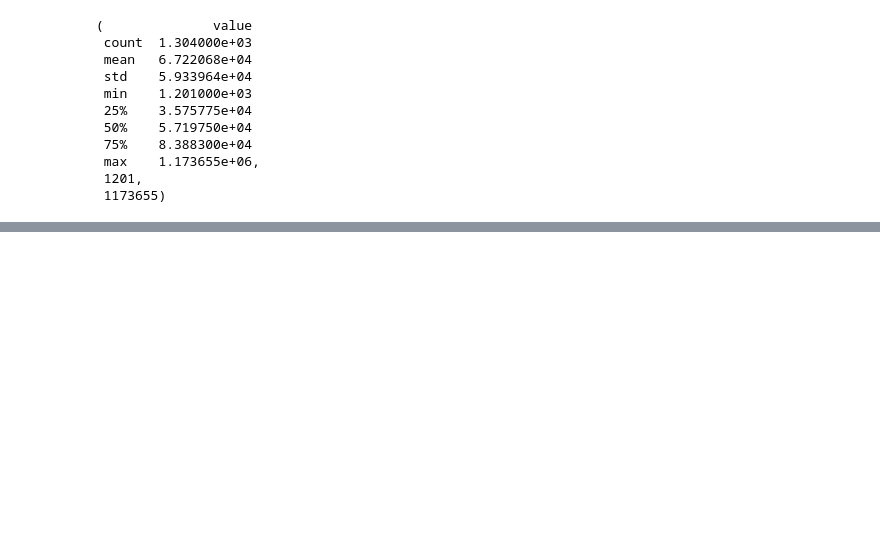
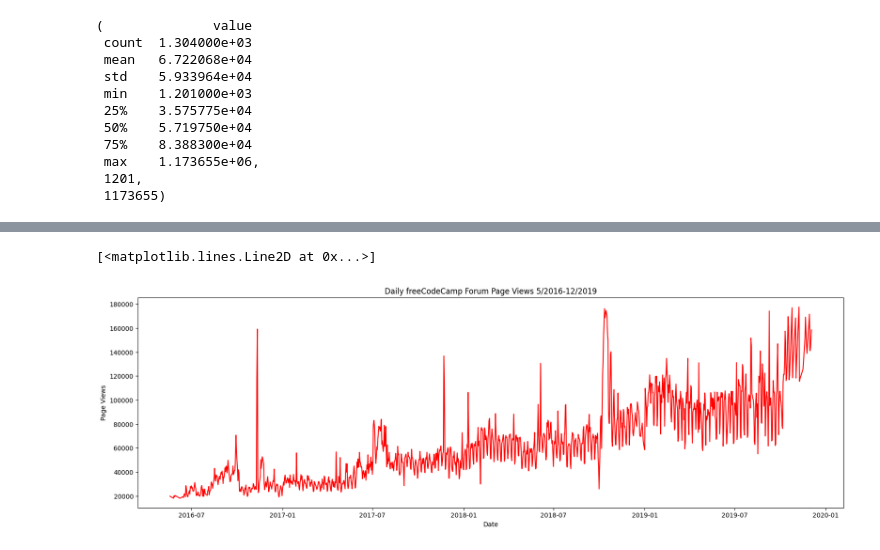
Before and after one commit to jmonti-gh/DataAnalysis_Py, a Jupyter notebook: p4_PageViewTimeSeriesVis/time_serie_visualizer_v0.ipynb, the cells around one changed output, grey strips where cells are left out. Cells and saved outputs as stored; diff of their text form; code cells hidden in the pictures; blank space fills up the shorter version.

```diff
--- a/p4_PageViewTimeSeriesVis/time_serie_visualizer_v0.ipynb
+++ b/p4_PageViewTimeSeriesVis/time_serie_visualizer_v0.ipynb
@@ -30,0 +12,5 @@ df
+# %%
+# ONE Sentence -> import data + set date col as index + mk index a datetime type
+df1 = pd.read_csv('fcc-forum-pageviews.csv', index_col='date', parse_dates=True)
+display(df1)
+df1.index
@@ -72,0 +135,4 @@ ValueError: Buffer has wrong number of dimensions (expected 1, got 3)
+# %%
+df = df1.loc[(df1['value'] > df1['value'].quantile(0.025)) &
+             (df1['value'] < df1['value'].quantile(0.975))]
+df
@@ -72,0 +197,9 @@ ValueError: Buffer has wrong number of dimensions (expected 1, got 3)
+# %%
+fig, ax = plt.subplots(figsize= (20, 6))
+ax.set_title('Daily freeCodeCamp Forum Page Views 5/2016-12/2019')
+ax.set_xlabel('Date')
+ax.set_ylabel('Page Views')
+ax.plot(df, color='red')
+# %% [output]
+[<matplotlib.lines.Line2D at 0x...>]
+[figure, added]
```
Also changed, not shown: parts of 12 cells of this notebook, 1 other file.
